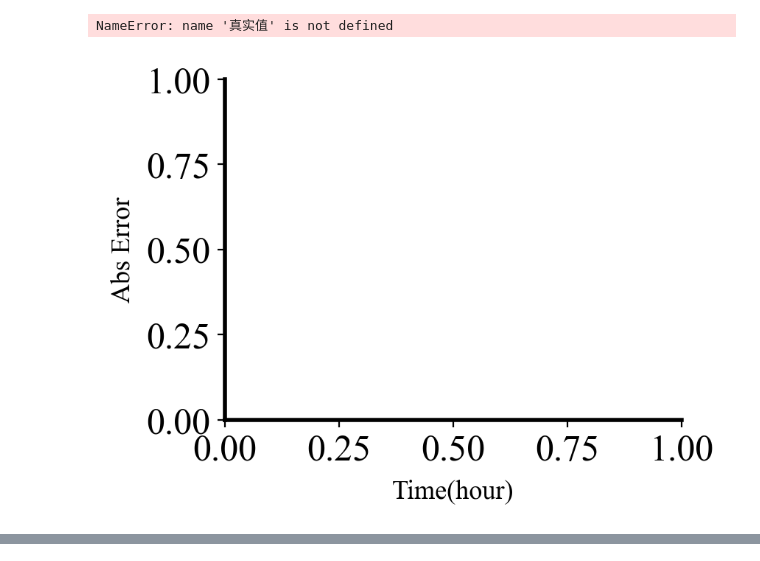
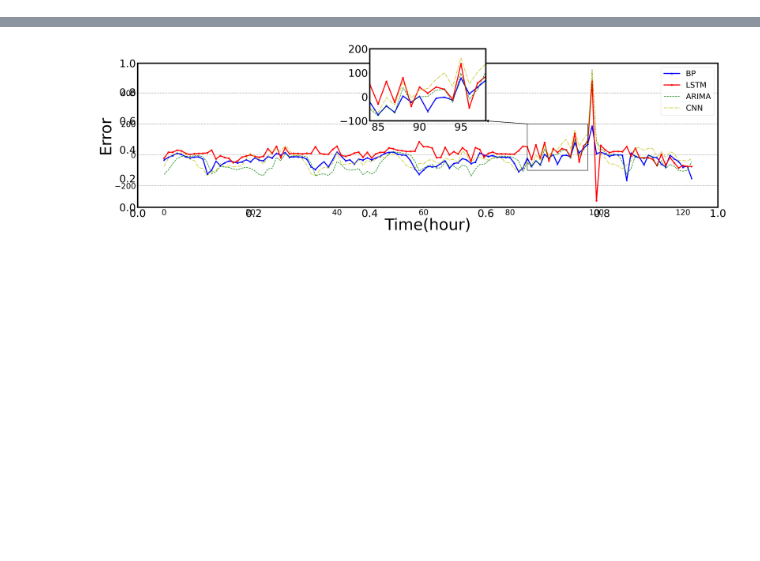
Before and after one commit to weixiabing/Innovative-practice, a Jupyter notebook: 第三学期/绘图/plot.ipynb, the cells around one changed output, grey strips where cells are left out. Saved outputs shown, nothing was run; the diff lists cells and outputs as text; code cells hidden in the pictures; blank space fills up the shorter version.

```diff
--- a/第三学期/绘图/plot.ipynb
+++ b/第三学期/绘图/plot.ipynb
@@ -102,21 +112,51 @@ NameError: name 'x_axis_data' is not defined
-# %%
-import numpy as np
-import matplotlib.pyplot as plt
-plt.rcParams['font.family'] = 'Times New Roman'
-plt.rcParams['font.size'] = 18
-plt.rcParams['axes.linewidth'] = 2
-# 可视化绘制
-fig, ax = plt.subplots(figsize=(4,3),dpi=200)
-ax.spines['right'].set_visible(False)
-ax.spines['top'].set_visible(False)
-ax.set_xlabel('Time(hour)', fontsize=13,labelpad=5)
-ax.set_ylabel('Abs Error', fontsize=13,labelpad=5)
-data=(真实值-预测值)
-#data转换为一维数组
-#data=data.reshape(1,-1)[0]
-#绘制误差条形图
-ax.bar(range(423),data)
-ax.legend(fontsize=10,loc='upper left',frameon=False)
-# %% [output]
-NameError: name '真实值' is not defined
-[figure, removed]
+# %%
+#绘制误差图
+import numpy as np
+import matplotlib.pyplot as plt
+plt.rcParams['font.family'] = 'Times New Roman'
+plt.rcParams['font.size'] = 40
+plt.rcParams['axes.linewidth'] = 5
+# 可视化绘制
+fig, ax = plt.subplots(figsize=(40,10),dpi=200)
+ax.spines['right'].set_visible(False)
+ax.spines['top'].set_visible(False)
+ax = fig.add_subplot(111)
+ax.set_xlabel('Time(hour)', fontsize=60,labelpad=5)
+ax.set_ylabel('Error', fontsize=60,labelpad=5)
+ax.tick_params(labelsize=30)
+ax.plot(testY[(i*423+300):(i+1)*423]-datapred_bp[(i*423+300):(i+1)*423]/10118,'b^-',label='BP',linewidth=4)
+ax.plot(testY[(i*423+300):(i+1)*423]-datapred_lstm[(i*423+300):(i+1)*423],'ro-',label='LSTM',linewidth=4)
+ax.plot(testY[(i*423+300):(i+1)*423]-datapred_arima,'g--',label='ARIMA',linewidth=2)
+ax.plot(testY[(i*423+300):(i+1)*423]-datapred_cnn,'y-.',label='CNN',linewidth=2)
+ax.legend(loc='upper right',fontsize=30)
+ax.grid(axis='y',linestyle='--',linewidth=2)
+
+axins = ax.inset_axes([0.4, 0.6, 0.2 ,0.5])
+axins.plot(testY[(i*423+300):(i+1)*423]-datapred_bp[(i*423+300):(i+1)*423]/10118,'b^-',label='BP',linewidth=4)
+axins.plot(testY[(i*423+300):(i+1)*423]-datapred_lstm[(i*423+300):(i+1)*423],'ro-',label='LSTM',linewidth=4)
+axins.plot(testY[(i*423+300):(i+1)*423]-datapred_arima,'g--',label='ARIMA',linewidth=2)
+axins.plot(testY[(i*423+300):(i+1)*423]-datapred_cnn,'y-.',label='CNN',linewidth=2)
+zone_left = 84
+zone_right = 98
+
+
+# 调整子坐标系的显示范围
+axins.set_xlim(zone_left, zone_right)
+#找出testY[(i*423+300):(i+1)*423],datapred_bp[(i*423+300):(i+1)*423]/10118,datapred_lstm[(i*423+300):(i+1)*423],datapred_arima,datapred_cnn的最大值和最小值
+axins.set_ylim(-100,200)
+# 原图中画方框
+tx0 = 84
+tx1 = 98
+ty0 = -100
+ty1 = 200
+sx = [tx0,tx1,tx1,tx0,tx0]
+sy = [ty0,ty0,ty1,ty1,ty0]
+ax.plot(sx,sy,"black")    # 画两条线  #第一条线
+xy = (84, 200)
+xy2 = (98,-100)
+#箭头从主图上的xy坐标指向子图上的xy2坐标
+con = ConnectionPatch(xyA=xy, xyB=xy2, coordsA="data", coordsB="data", axesA=ax, axesB=axins, color="black", linewidth=2, arrowstyle="-|>", mutation_scale=20)
+axins.add_artist(con)
+
+plt.show()
+# %% [output]
@@ -122,0 +180 @@ NameError: name '真实值' is not defined
+[figure, added]
```
Also changed, not shown: parts of 4 cells of this notebook.
